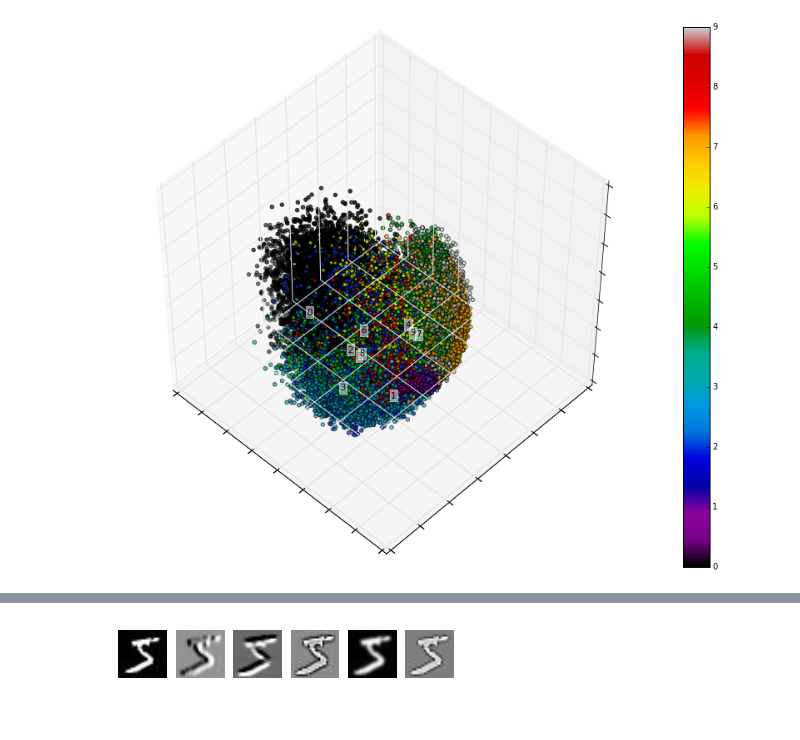
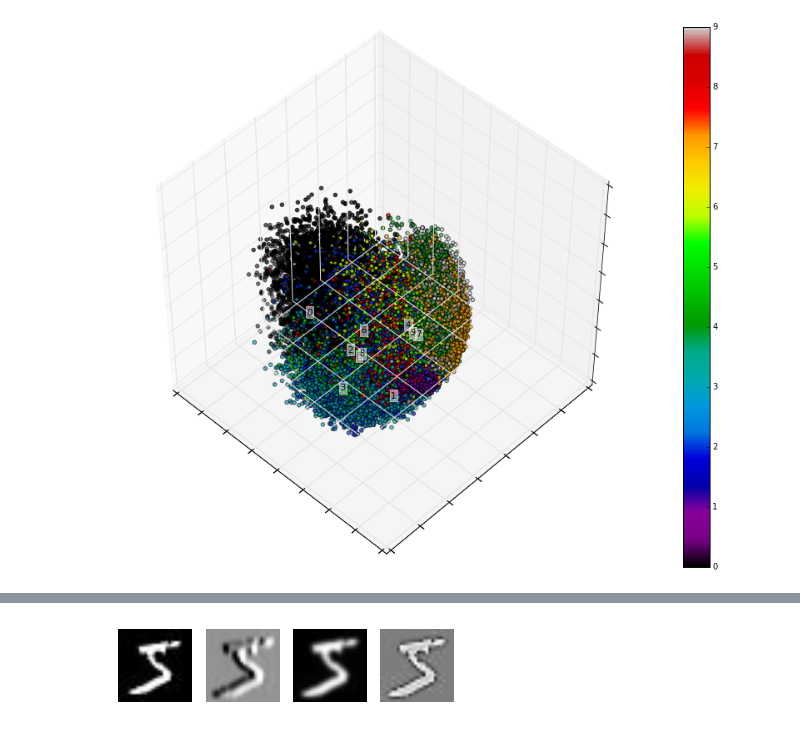
Before and after one commit to aporia3517/ml-gtx980, a Jupyter notebook: mycode/convolutional filter[kernel] (image processing using MNIST).ipynb, the cells around one changed output, grey strips where cells are left out. Saved outputs shown, nothing was run; the diff lists cells and outputs as text; code cells hidden in the pictures.

Commit message:
max network, visualize

```diff
--- a/mycode/convolutional filter[kernel] (image processing using MNIST).ipynb
+++ b/mycode/convolutional filter[kernel] (image processing using MNIST).ipynb
@@ -122,28 +330,28 @@ f = theano.function([input], output, allow_input_downcast=True)
 # %%
 import numpy
 import pylab
 from PIL import Image
 
 # open random image of dimensions 639x516
 img = Image.open(open('../resource/original/train-00000-5.jpg'))
 #img = Image.open(open('../rgb.png'))
 # dimensions are (height, width, channel)
 img = numpy.asarray(img, dtype='float64') / 256.
 
 # put image in 4D tensor of shape (1, 3, height, width)
 img_ = img.reshape(1, 1, 28, 28)
 filtered_img = f(img_)
 
 # plot original image and first and second components of output
-pylab.subplot(1, 6, 1); pylab.axis('off'); pylab.imshow(img) # original
+pylab.subplot(1, 4, 1); pylab.axis('off'); pylab.imshow(img) # original
 pylab.gray();
 # recall that the convOp output (filtered image) is actually a "minibatch",
 # of size 1 here, so we take index 0 in the first dimension:
-pylab.subplot(1, 6, 2); pylab.axis('off'); pylab.imshow(filtered_img[0, 0, :, :]) # sobel
-pylab.subplot(1, 6, 3); pylab.axis('off'); pylab.imshow(filtered_img[0, 1, :, :]) # sobel
-pylab.subplot(1, 6, 4); pylab.axis('off'); pylab.imshow(filtered_img[0, 2, :, :]) # edge detection
-pylab.subplot(1, 6, 5); pylab.axis('off'); pylab.imshow(filtered_img[0, 3, :, :]) # gaussian blur
-pylab.subplot(1, 6, 6); pylab.axis('off'); pylab.imshow(filtered_img[0, 4, :, :]) # sharpen
+pylab.subplot(1, 4, 2); pylab.axis('off'); pylab.imshow(filtered_img[0, 0, :, :]) # sobel
+#pylab.subplot(1, 6, 3); pylab.axis('off'); pylab.imshow(filtered_img[0, 1, :, :]) # sobel
+#pylab.subplot(1, 6, 4); pylab.axis('off'); pylab.imshow(filtered_img[0, 2, :, :]) # edge detection
+pylab.subplot(1, 4, 3); pylab.axis('off'); pylab.imshow(filtered_img[0, 3, :, :]) # gaussian blur
+pylab.subplot(1, 4, 4); pylab.axis('off'); pylab.imshow(filtered_img[0, 4, :, :]) # sharpen
 pylab.show()
 # %% [output]
-[figure, old version]
+[figure, new version]
```
Also changed, not shown: parts of 2 cells of this notebook, 57 other files.
